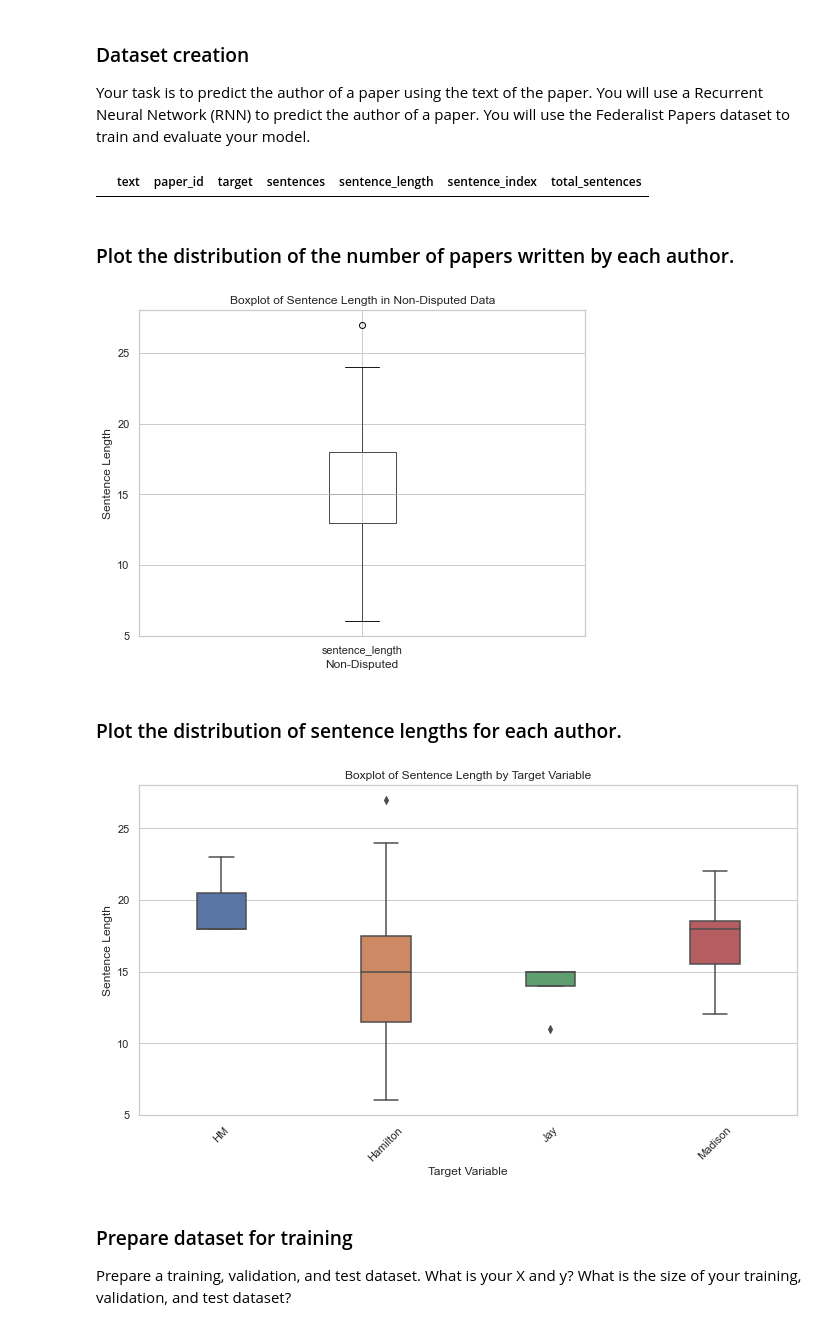
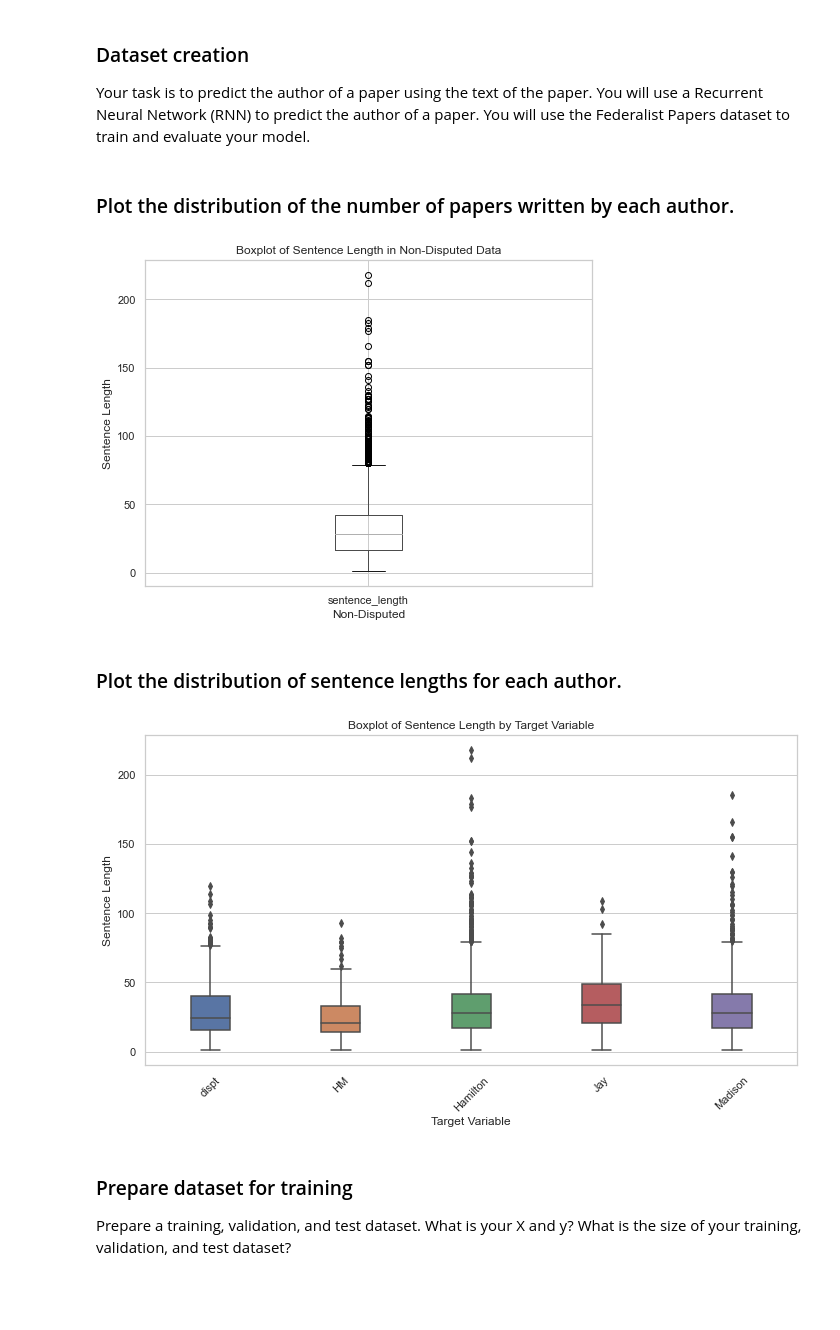
Before and after one commit to rija-masroor/DATA340_Project2, a Jupyter notebook: 02_Author_Prediction_RNN_Model.ipynb, the cells around one changed output. Cells and saved outputs as stored; diff of their text form; code cells hidden in the pictures; blank space fills up the shorter version.

```diff
--- a/02_Author_Prediction_RNN_Model.ipynb
+++ b/02_Author_Prediction_RNN_Model.ipynb
@@ -186,20 +151,0 @@ Name: sentences, dtype: int64
-# %%
-import pandas as pd
-
-# Load the DataFrame from the pickle file
-corpus = pd.read_pickle('fp_corpus.pkl')
-
-# Filter out rows where the 'target' column is 'Hamilton' or 'Madison'
-corpus_filtered = corpus[corpus['target'].isin(['Hamilton', 'Madison'])]
-
-# Remove 2331 rows where the target is 'Hamilton'
-hamilton_indices = corpus_filtered[corpus_filtered['target'] == 'Hamilton'].index[:2331]
-corpus_filtered = corpus_filtered.drop(hamilton_indices)
-
-# Confirm that both 'Hamilton' and 'Madison' are present and 'Hamilton' has 1275 sentences
-author_counts = corpus_filtered['target'].value_counts()
-print("Number of sentences for each author after balancing:")
-print(author_counts)
-
-# Save the modified DataFrame to a new pickle file
-corpus_filtered.to_pickle('fp_corpus_filtered.pkl')
@@ -226,20 +151,0 @@ Name: target, dtype: int64
-# %%
-# Load the DataFrame from the pickle file
-corpus = pd.read_pickle('fp_corpus.pkl')
-
-# Filter out rows where the 'target' column is 'Hamilton' or 'Madison'
-corpus_filtered = corpus[corpus['target'].isin(['Hamilton', 'Madison'])]
-
-# Remove 2331 rows where the target is 'Hamilton'
-hamilton_indices = corpus_filtered[corpus_filtered['target'] == 'Hamilton'].index[:2280]
-corpus_filtered = corpus_filtered.drop(hamilton_indices)
-
-# Confirm that both 'Hamilton' and 'Madison' are present and 'Hamilton' has 1275 sentences
-author_counts = corpus_filtered['target'].value_counts()
-print("Number of sentences for each author after balancing:")
-print(author_counts)
-
-# Save the modified DataFrame to a new pickle file
-corpus_filtered.to_pickle('fp_corpus_filtered.pkl')
-
-corpus_filtered.head()
@@ -270,4 +155,0 @@ single_Hamilton_Madison = authorship[(authorship['target'] == 'Hamilton') & (aut
-# %%
-single_Hamilton_Madison.head(10)
-# %% [output]
-|  | text | paper_id | target | sentences | sentence_length | sentence_index | total_sentences |
@@ -276,7 +171,7 @@ single_Hamilton_Madison.head(10)
 # %%
 # Make a boxplot
 plt.figure(figsize=(8, 6))  # Set the figure size
-non_disputed.boxplot(column='sentence_length')
+corpus.boxplot(column='sentence_length')
 
 # Add title and labels
 plt.title('Boxplot of Sentence Length in Non-Disputed Data')
@@ -286,26 +181,26 @@ plt.ylabel('Sentence Length')
 # Show the plot
 plt.show()
 # %% [output]
-[figure, old version]
+[figure, new version]
 # %% [markdown]
 ### Plot the distribution of sentence lengths for each author.
 # %%
 import seaborn as sns
 
 # Set the style of the seaborn plots
 sns.set(style="whitegrid")
 
 # Create separate boxplots for each target variable
 plt.figure(figsize=(10, 6))
-sns.boxplot(x='target', y='sentence_length', data=non_disputed, width=0.3, showfliers=True)
+sns.boxplot(x='target', y='sentence_length', data=corpus, width=0.3, showfliers=True)
 plt.title('Boxplot of Sentence Length by Target Variable')
 plt.xlabel('Target Variable')
 plt.ylabel('Sentence Length')
 plt.xticks(rotation=45)  # Rotate x-axis labels for better visibility
 plt.tight_layout()  # Adjust layout to prevent clipping of labels
 plt.show()
 # %% [output]
-[figure, old version]
+[figure, new version]
 # %% [markdown]
 ### Prepare dataset for training
 
```
Also changed, not shown: parts of 17 cells of this notebook.
